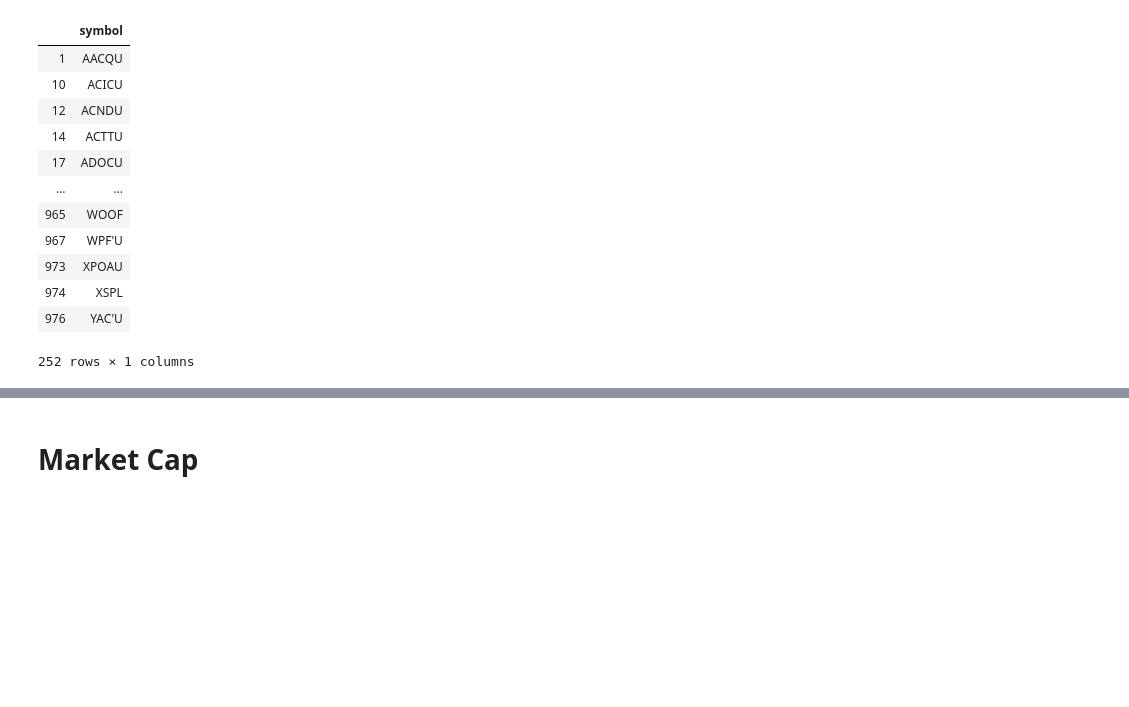
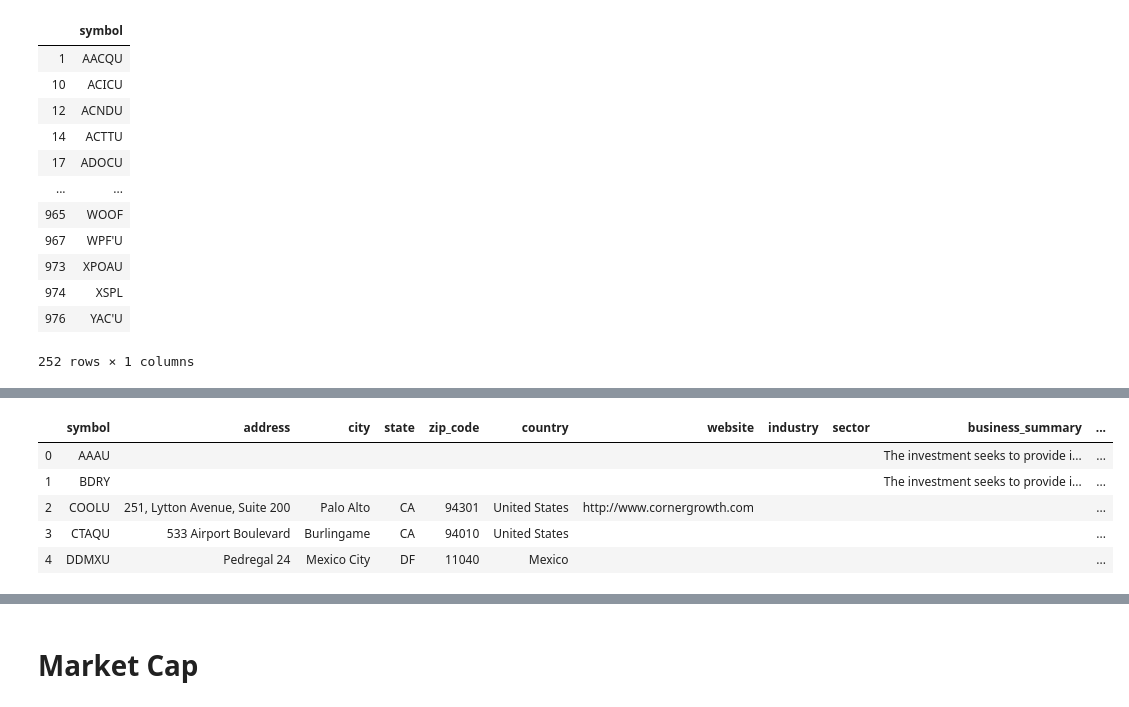
Before and after one commit to admiral810/IPO_tracker, a Jupyter notebook: get_IPO_data.ipynb, the cells around one changed output, grey strips where cells are left out. Cells and saved outputs as stored; diff of their text form; code cells hidden in the pictures; blank space fills up the shorter version.

```diff
--- a/get_IPO_data.ipynb
+++ b/get_IPO_data.ipynb
@@ -730,0 +788,66 @@ comp_info_df.to_sql('company_info', con=engine, if_exists='append', index=False)
+# %%
+#get characteristics dataframe
+today = datetime.today().strftime("%Y-%m-%d")
+
+# empty list for df
+symbol = []
+address = []
+city = []
+state = []
+zip_code = []
+country = []
+website = []
+industry = []
+sector = []
+business_summary = []
+
+# make requests for characteristic information for each row
+for row in ci_limited_df.itertuples():
+
+    url = f'https://query1.finance.yahoo.com/v10/finance/quoteSummary/{row.symbol}?modules=assetProfile%2CearningsHistory'
+    r = requests.get(url)
+    print(f"trying url: {url}")
+    if r.ok:
+        try:
+            data = r.json()
+            char_dict = data["quoteSummary"]["result"][0]["assetProfile"]
+
+            symbol.append(row.symbol)
+            address.append(char_dict.get("address1", ""))
+            city.append(char_dict.get("city", ""))
+            state.append(char_dict.get("state", ""))
+            zip_code.append(char_dict.get("zip", ""))
+            country.append(char_dict.get("country", ""))
+            website.append(char_dict.get("website", ""))
+            industry.append(char_dict.get("industry", ""))
+            sector.append(char_dict.get("sector", ""))
+
+            # shorten the character length of the full business summary
+            bus_summary = char_dict.get("longBusinessSummary", "")
+            if len(bus_summary) > 252:
+                bus_summary = bus_summary[:995] + '...'
+            business_summary.append(bus_summary)
+
+
+        except KeyError:
+            continue
+
+    else:
+        print(f"{row.symbol} NO RESULTS")
+
+    time.sleep(.25)
+
+#transform into dataframe
+comp_info_df = pd.DataFrame({"symbol": symbol,
+                   "address": address,
+                   "city": city,
+                   "state": state,
+                   "zip_code": zip_code,
+                   "country": country,
+                   "website": website,
+                   "industry": industry,
+                   "sector": sector,
+                   "business_summary": business_summary})
+comp_info_df['date_pulled'] = today
+comp_info_df.head()
+# %% [output]
@@ -730,0 +871,6 @@ comp_info_df.to_sql('company_info', con=engine, if_exists='append', index=False)
+|  | symbol | address | city | state | zip_code | country | website | industry | sector | business_summary | ... |
+| 0 | AAAU |  |  |  |  |  |  |  |  | The investment seeks to provide i... | ... |
+| 1 | BDRY |  |  |  |  |  |  |  |  | The investment seeks to provide i... | ... |
+| 2 | COOLU | 251, Lytton Avenue, Suite 200 | Palo Alto | CA | 94301 | United States | http://www.cornergrowth.com |  |  |  | ... |
+| 3 | CTAQU | 533 Airport Boulevard | Burlingame | CA | 94010 | United States |  |  |  |  | ... |
+| 4 | DDMXU | Pedregal 24 | Mexico City | DF | 11040 | Mexico |  |  |  |  | ... |
```
Also changed, not shown: parts of 8 cells of this notebook, 3 other files.
